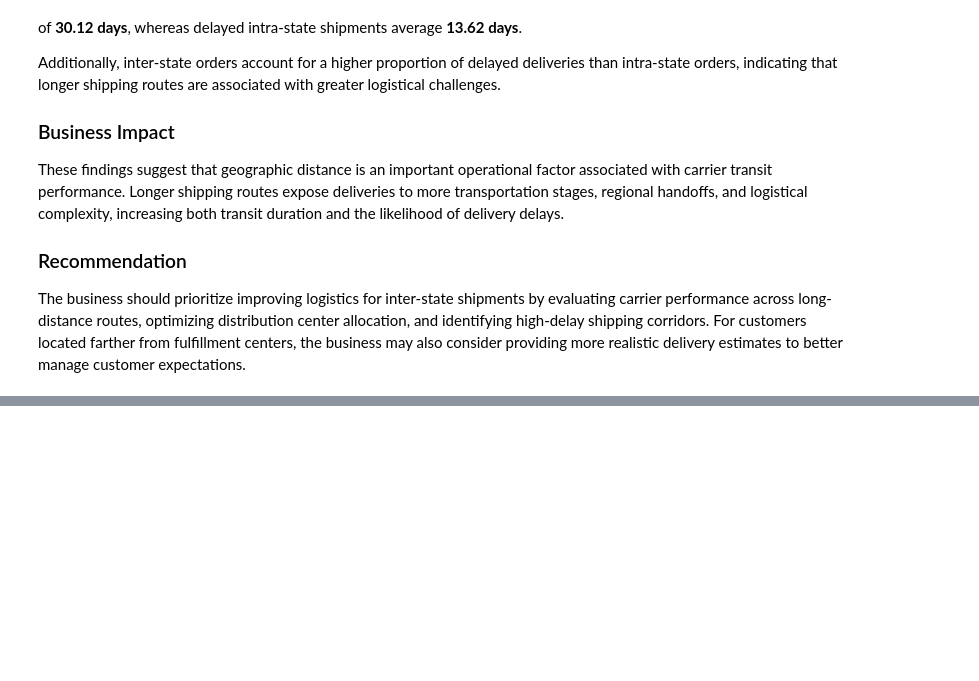
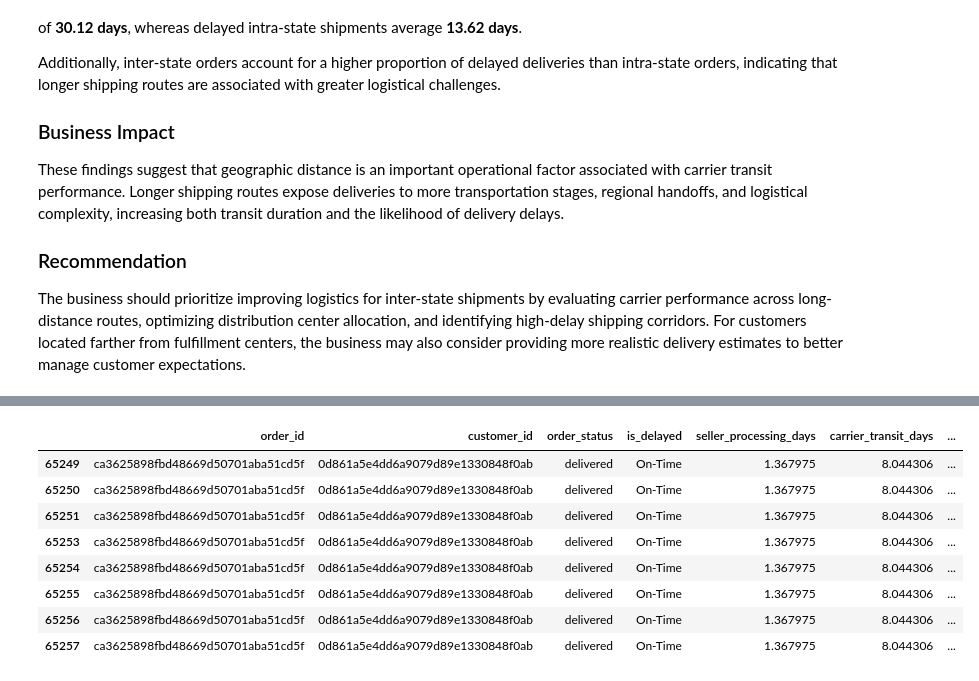
Before and after one commit to omkaryadav-11/olist-delivery-analysis, a Jupyter notebook: analysis.ipynb, the cells around one changed output, grey strips where cells are left out. Cells and saved outputs as stored; diff of their text form; code cells hidden in the pictures; blank space fills up the shorter version.

```diff
--- a/analysis.ipynb
+++ b/analysis.ipynb
@@ -933,0 +987,6 @@ The business should prioritize improving logistics for inter-state shipments by
+# %%
+sample=cleaned_df[['order_id','customer_id','order_status','is_delayed','seller_processing_days','carrier_transit_days']].\
+    merge(order_items[['order_id','seller_id','product_id']],on='order_id',how='inner')
+sample=sample.merge(customers_state,on='customer_id',how='inner')
+sample=sample.merge(sellers_state,on='seller_id',how='inner')
+sample.head()
@@ -933,0 +1003,2 @@ The business should prioritize improving logistics for inter-state shipments by
+# %%
+sample.drop_duplicates(inplace=True)
@@ -933,0 +1025,12 @@ The business should prioritize improving logistics for inter-state shipments by
+# %%
+sample[sample['order_id']=="ca3625898fbd48669d50701aba51cd5f"]
+# %% [output]
+|  | order_id | customer_id | order_status | is_delayed | seller_processing_days | carrier_transit_days | ... |
+| 65249 | ca3625898fbd48669d50701aba51cd5f | 0d861a5e4dd6a9079d89e1330848f0ab | delivered | On-Time | 1.367975 | 8.044306 | ... |
+| 65250 | ca3625898fbd48669d50701aba51cd5f | 0d861a5e4dd6a9079d89e1330848f0ab | delivered | On-Time | 1.367975 | 8.044306 | ... |
+| 65251 | ca3625898fbd48669d50701aba51cd5f | 0d861a5e4dd6a9079d89e1330848f0ab | delivered | On-Time | 1.367975 | 8.044306 | ... |
+| 65253 | ca3625898fbd48669d50701aba51cd5f | 0d861a5e4dd6a9079d89e1330848f0ab | delivered | On-Time | 1.367975 | 8.044306 | ... |
+| 65254 | ca3625898fbd48669d50701aba51cd5f | 0d861a5e4dd6a9079d89e1330848f0ab | delivered | On-Time | 1.367975 | 8.044306 | ... |
+| 65255 | ca3625898fbd48669d50701aba51cd5f | 0d861a5e4dd6a9079d89e1330848f0ab | delivered | On-Time | 1.367975 | 8.044306 | ... |
+| 65256 | ca3625898fbd48669d50701aba51cd5f | 0d861a5e4dd6a9079d89e1330848f0ab | delivered | On-Time | 1.367975 | 8.044306 | ... |
+| 65257 | ca3625898fbd48669d50701aba51cd5f | 0d861a5e4dd6a9079d89e1330848f0ab | delivered | On-Time | 1.367975 | 8.044306 | ... |
```
Also changed, not shown: parts of 25 cells of this notebook.
